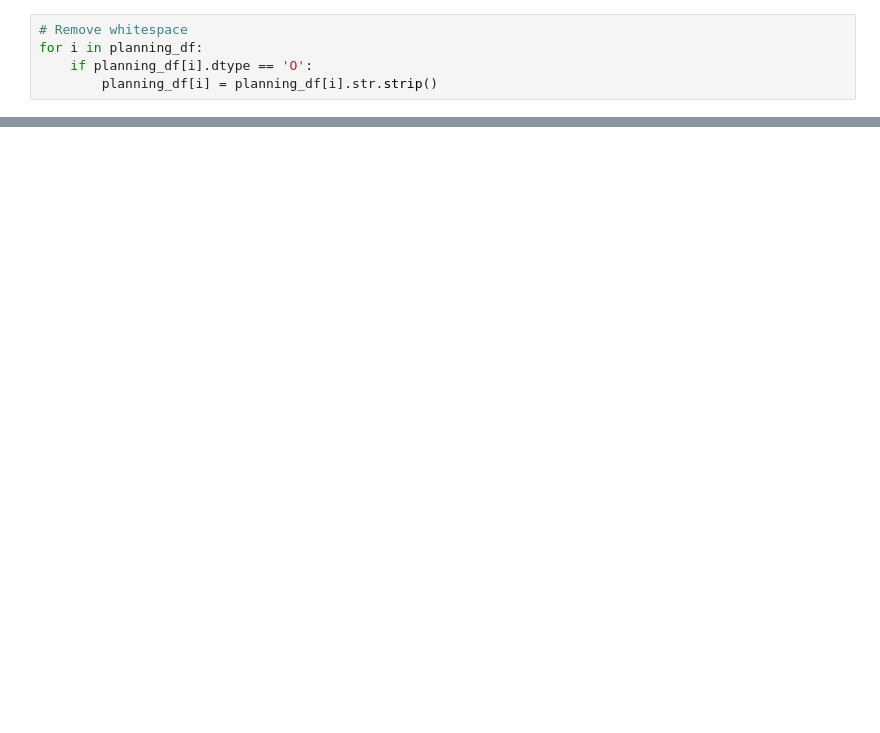
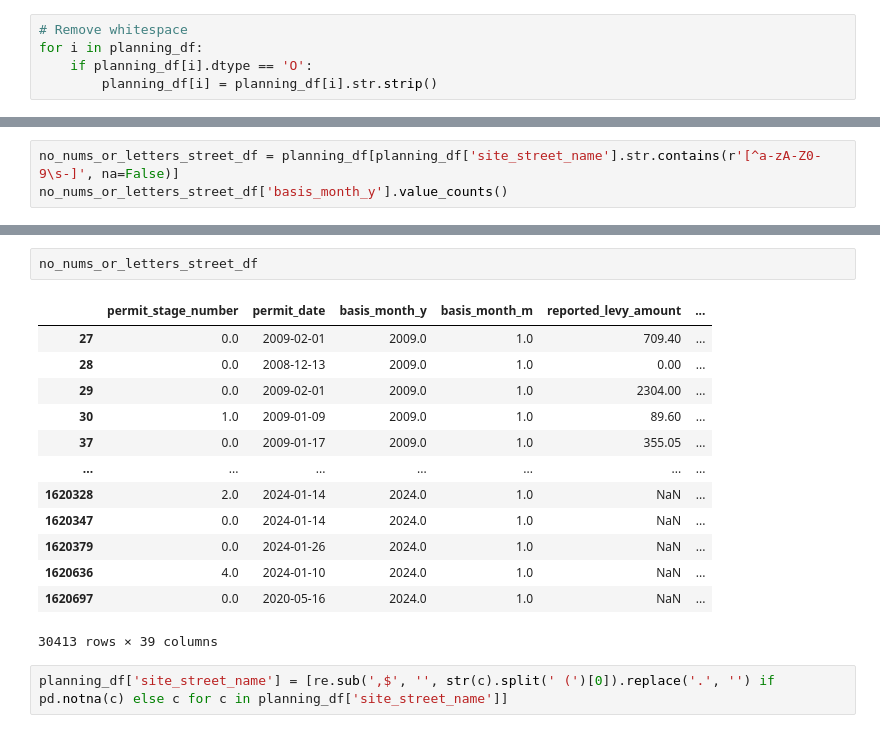
Before and after one commit to ryanward-io/vic_building_data, a Jupyter notebook: 2_clean_vba_data.ipynb, the cells around one changed output, grey strips where cells are left out. Saved outputs shown, nothing was run; the diff lists cells and outputs as text; blank space fills up the shorter version.

```diff
--- a/2_clean_vba_data.ipynb
+++ b/2_clean_vba_data.ipynb
@@ -973,0 +1120,3 @@ planning_df.pivot_table(columns='site_municipality', index='basis_month_y', valu
+# %%
+no_nums_or_letters_street_df = planning_df[planning_df['site_street_name'].str.contains(r'[^a-zA-Z0-9\s-]', na=False)]
+no_nums_or_letters_street_df['basis_month_y'].value_counts()
@@ -973,0 +1142,18 @@ planning_df.pivot_table(columns='site_municipality', index='basis_month_y', valu
+# %%
+no_nums_or_letters_street_df
+# %% [output]
+|  | permit_stage_number | permit_date | basis_month_y | basis_month_m | reported_levy_amount | ... |
+| 27 | 0.0 | 2009-02-01 | 2009.0 | 1.0 | 709.40 | ... |
+| 28 | 0.0 | 2008-12-13 | 2009.0 | 1.0 | 0.00 | ... |
+| 29 | 0.0 | 2009-02-01 | 2009.0 | 1.0 | 2304.00 | ... |
+| 30 | 1.0 | 2009-01-09 | 2009.0 | 1.0 | 89.60 | ... |
+| 37 | 0.0 | 2009-01-17 | 2009.0 | 1.0 | 355.05 | ... |
+| ... | ... | ... | ... | ... | ... | ... |
+| 1620328 | 2.0 | 2024-01-14 | 2024.0 | 1.0 | NaN | ... |
+| 1620347 | 0.0 | 2024-01-14 | 2024.0 | 1.0 | NaN | ... |
+| 1620379 | 0.0 | 2024-01-26 | 2024.0 | 1.0 | NaN | ... |
+| 1620636 | 4.0 | 2024-01-10 | 2024.0 | 1.0 | NaN | ... |
+| 1620697 | 0.0 | 2020-05-16 | 2024.0 | 1.0 | NaN | ... |
+30413 rows × 39 columns
+# %%
+planning_df['site_street_name'] = [re.sub(',$', '', str(c).split(' (')[0]).replace('.', '') if pd.notna(c) else c for c in planning_df['site_street_name']]
```
Also changed, not shown: parts of 26 cells of this notebook.
